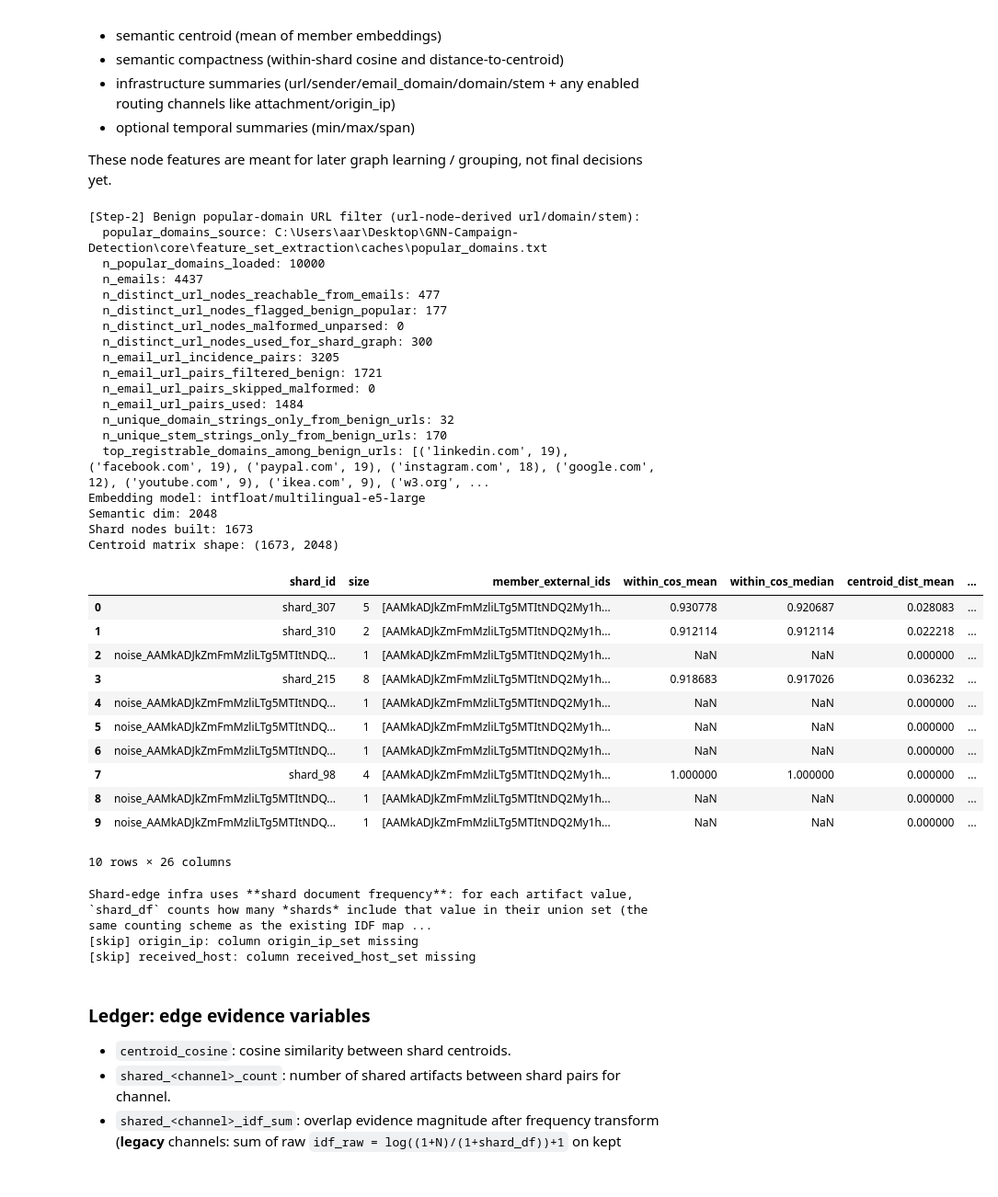
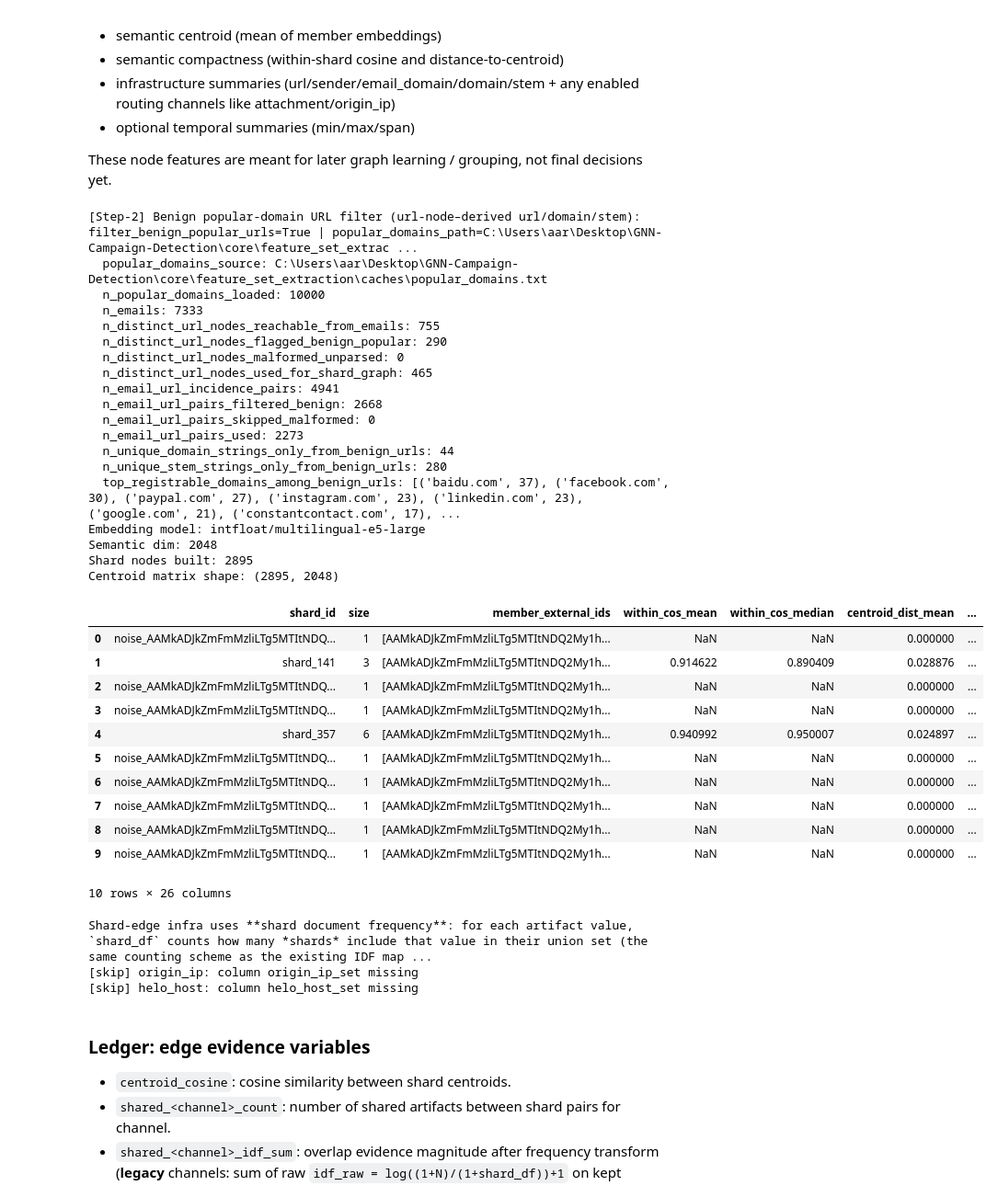
Before and after one commit to DeLyXHardiee/GNN-Campaign-Detection, a Jupyter notebook: analysis/semantic_shard_prototype_step2_build_graph.ipynb, the cells around one changed output. Shown at 92% size. Cells and saved outputs as stored; diff of their text form; code cells hidden in the pictures.

```diff
--- a/analysis/semantic_shard_prototype_step2_build_graph.ipynb
+++ b/analysis/semantic_shard_prototype_step2_build_graph.ipynb
@@ -305,13 +341,27 @@ These node features are meant for later graph learning / grouping, not final dec
 # %%
 _, id_to_semantic, cache_summary = ssh.load_transformer_cache(EMBEDDINGS_JSON)
 gt_label_map, _, _ = rn.load_ground_truth_structures(GT_DEDUP_PATH)
+
+if FILTER_BENIGN_POPULAR_URLS:
+    _popular_domains_path = gh.default_popular_domains_path(PROJECT_ROOT)
+else:
+    _EMPTY_POPULAR_DOMAINS_PATH.parent.mkdir(parents=True, exist_ok=True)
+    _EMPTY_POPULAR_DOMAINS_PATH.write_text(
+        "# empty allowlist - do not strip URLs as benign popular\n",
+        encoding="utf-8",
+    )
+    _popular_domains_path = _EMPTY_POPULAR_DOMAINS_PATH
 
 email_df, benign_url_diag = s2.load_email_level_inputs(
     graph_pt=GRAPH_PT,
     meta_json=GRAPH_META,
     to_undirected=True,
+    popular_domains_path=_popular_domains_path,
 )
-print("[Step-2] Benign popular-domain URL filter (url-node–derived url/domain/stem):")
+print(
+    "[Step-2] Benign popular-domain URL filter (url-node–derived url/domain/stem):",
+    f"filter_benign_popular_urls={FILTER_BENIGN_POPULAR_URLS} | popular_domains_path={_popular_domains_path}",
+)
 for _k, _v in benign_url_diag.items():
     print(f"  {_k}: {_v}")
 
@@ -361,60 +411,60 @@ channel_weights_cols = {c: float(spec.weight) for c, spec in channel_scoring_col
 # Build shard-level infra set-columns for the union of enabled/candidate/scoring channels.
 infra_channels_for_shard_nodes = tuple(sorted(set(ENABLED_INFRA_CHANNELS_COLS) | set(CANDIDATE_INFRA_CHANNELS_COLS) | set(SCORING_INFRA_CHANNELS_COLS)))
 
 # Ensure shard members and embedding ids align on external_id
 use_ids = set(assignments_df["external_id"].astype(str)) & set(id_to_semantic.keys())
 id_to_semantic_used = {eid: id_to_semantic[eid] for eid in use_ids}
 assignments_used = assignments_df[assignments_df["external_id"].astype(str).isin(use_ids)].copy()
 
 shard_nodes_df, shard_centroids = s2.build_shard_nodes(
     assignments_df=assignments_used,
     id_to_semantic=id_to_semantic_used,
     email_df=email_df,
     gt_label_map=gt_label_map,
     infra_channels=infra_channels_for_shard_nodes,
 )
 
 print("Embedding model:", cache_summary.model)
 print("Semantic dim:", cache_summary.subj_dim + cache_summary.body_dim)
 print("Shard nodes built:", len(shard_nodes_df))
 print("Centroid matrix shape:", shard_centroids.shape)
 
 display(shard_nodes_df.head(10))
 # %% [output]
-[Step-2] Benign popular-domain URL filter (url-node–derived url/domain/stem):
+[Step-2] Benign popular-domain URL filter (url-node–derived url/domain/stem): filter_benign_popular_urls=True | popular_domains_path=C:\Users\aar\Desktop\GNN-Campaign-Detection\core\feature_set_extrac ...
   popular_domains_source: C:\Users\aar\Desktop\GNN-Campaign-Detection\core\feature_set_extraction\caches\popular_domains.txt
   n_popular_domains_loaded: 10000
-  n_emails: 4437
-  n_distinct_url_nodes_reachable_from_emails: 477
-  n_distinct_url_nodes_flagged_benign_popular: 177
+  n_emails: 7333
+  n_distinct_url_nodes_reachable_from_emails: 755
+  n_distinct_url_nodes_flagged_benign_popular: 290
   n_distinct_url_nodes_malformed_unparsed: 0
-  n_distinct_url_nodes_used_for_shard_graph: 300
-  n_email_url_incidence_pairs: 3205
-  n_email_url_pairs_filtered_benign: 1721
+  n_distinct_url_nodes_used_for_shard_graph: 465
+  n_email_url_incidence_pairs: 4941
+  n_email_url_pairs_filtered_benign: 2668
   n_email_url_pairs_skipped_malformed: 0
-  n_email_url_pairs_used: 1484
-  n_unique_domain_strings_only_from_benign_urls: 32
-  n_unique_stem_strings_only_from_benign_urls: 170
-  top_registrable_domains_among_benign_urls: [('linkedin.com', 19), ('facebook.com', 19), ('paypal.com', 19), ('instagram.com', 18), ('google.com', 12), ('youtube.com', 9), ('ikea.com', 9), ('w3.org', ...
+  n_email_url_pairs_used: 2273
+  n_unique_domain_strings_only_from_benign_urls: 44
+  n_unique_stem_strings_only_from_benign_urls: 280
+  top_registrable_domains_among_benign_urls: [('baidu.com', 37), ('facebook.com', 30), ('paypal.com', 27), ('instagram.com', 23), ('linkedin.com', 23), ('google.com', 21), ('constantcontact.com', 17), ...
 Embedding model: intfloat/multilingual-e5-large
 Semantic dim: 2048
-Shard nodes built: 1673
-Centroid matrix shape: (1673, 2048)
+Shard nodes built: 2895
+Centroid matrix shape: (2895, 2048)
 |  | shard_id | size | member_external_ids | within_cos_mean | within_cos_median | centroid_dist_mean | ... |
-| 0 | shard_307 | 5 | [AAMkADJkZmFmMzliLTg5MTItNDQ2My1h... | 0.930778 | 0.920687 | 0.028083 | ... |
-| 1 | shard_310 | 2 | [AAMkADJkZmFmMzliLTg5MTItNDQ2My1h... | 0.912114 | 0.912114 | 0.022218 | ... |
+| 0 | noise_AAMkADJkZmFmMzliLTg5MTItNDQ... | 1 | [AAMkADJkZmFmMzliLTg5MTItNDQ2My1h... | NaN | NaN | 0.000000 | ... |
+| 1 | shard_141 | 3 | [AAMkADJkZmFmMzliLTg5MTItNDQ2My1h... | 0.914622 | 0.890409 | 0.028876 | ... |
 | 2 | noise_AAMkADJkZmFmMzliLTg5MTItNDQ... | 1 | [AAMkADJkZmFmMzliLTg5MTItNDQ2My1h... | NaN | NaN | 0.000000 | ... |
-| 3 | shard_215 | 8 | [AAMkADJkZmFmMzliLTg5MTItNDQ2My1h... | 0.918683 | 0.917026 | 0.036232 | ... |
-| 4 | noise_AAMkADJkZmFmMzliLTg5MTItNDQ... | 1 | [AAMkADJkZmFmMzliLTg5MTItNDQ2My1h... | NaN | NaN | 0.000000 | ... |
+| 3 | noise_AAMkADJkZmFmMzliLTg5MTItNDQ... | 1 | [AAMkADJkZmFmMzliLTg5MTItNDQ2My1h... | NaN | NaN | 0.000000 | ... |
+| 4 | shard_357 | 6 | [AAMkADJkZmFmMzliLTg5MTItNDQ2My1h... | 0.940992 | 0.950007 | 0.024897 | ... |
 | 5 | noise_AAMkADJkZmFmMzliLTg5MTItNDQ... | 1 | [AAMkADJkZmFmMzliLTg5MTItNDQ2My1h... | NaN | NaN | 0.000000 | ... |
 | 6 | noise_AAMkADJkZmFmMzliLTg5MTItNDQ... | 1 | [AAMkADJkZmFmMzliLTg5MTItNDQ2My1h... | NaN | NaN | 0.000000 | ... |
-| 7 | shard_98 | 4 | [AAMkADJkZmFmMzliLTg5MTItNDQ2My1h... | 1.000000 | 1.000000 | 0.000000 | ... |
+| 7 | noise_AAMkADJkZmFmMzliLTg5MTItNDQ... | 1 | [AAMkADJkZmFmMzliLTg5MTItNDQ2My1h... | NaN | NaN | 0.000000 | ... |
 | 8 | noise_AAMkADJkZmFmMzliLTg5MTItNDQ... | 1 | [AAMkADJkZmFmMzliLTg5MTItNDQ2My1h... | NaN | NaN | 0.000000 | ... |
 | 9 | noise_AAMkADJkZmFmMzliLTg5MTItNDQ... | 1 | [AAMkADJkZmFmMzliLTg5MTItNDQ2My1h... | NaN | NaN | 0.000000 | ... |
 10 rows × 26 columns
 # %%
 # --- Diagnostics: frequency structure for risky routing channels (shard_df) ---
-RISKY_DIAG_LOGICAL = ("origin_ip", "received_host")
+RISKY_DIAG_LOGICAL = ("origin_ip", "helo_host")
 
 print(s2.FREQUENCY_STAT_NOTE)
 for logical in RISKY_DIAG_LOGICAL:
@@ -449,7 +499,7 @@ for logical in RISKY_DIAG_LOGICAL:
 # %% [output]
 Shard-edge infra uses **shard document frequency**: for each artifact value, `shard_df` counts how many *shards* include that value in their union set (the same counting scheme as the existing IDF map ...
 [skip] origin_ip: column origin_ip_set missing
-[skip] received_host: column received_host_set missing
+[skip] helo_host: column helo_host_set missing
 # %% [markdown]
 ### Ledger: edge evidence variables
 
```
Also changed, not shown: parts of 11 cells of this notebook, 44 other files.
